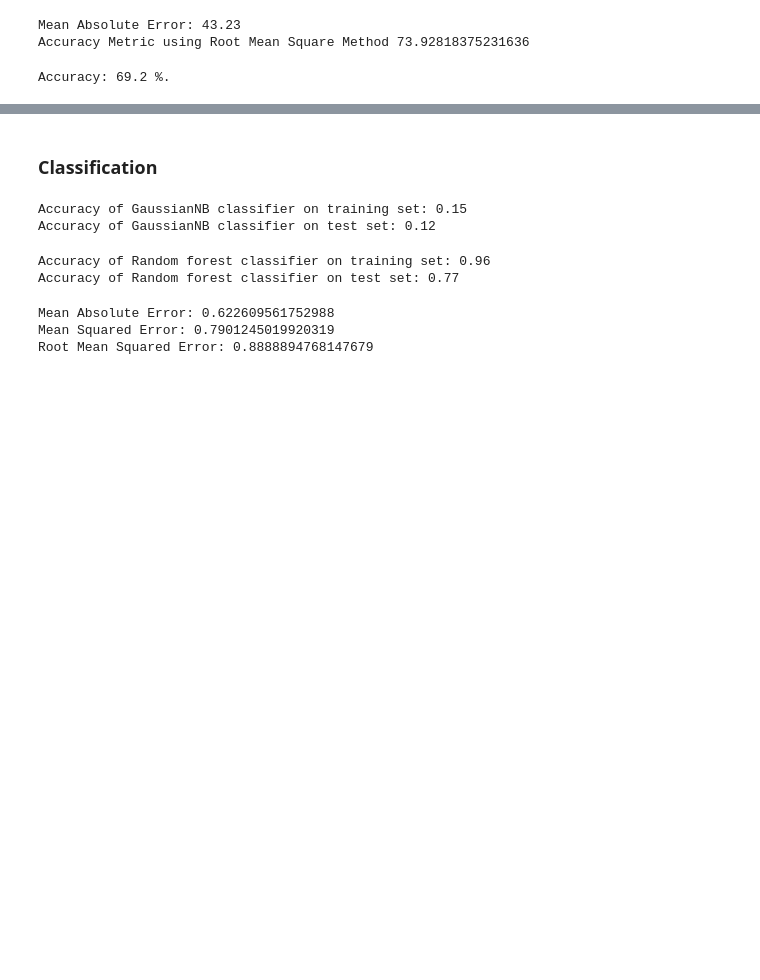
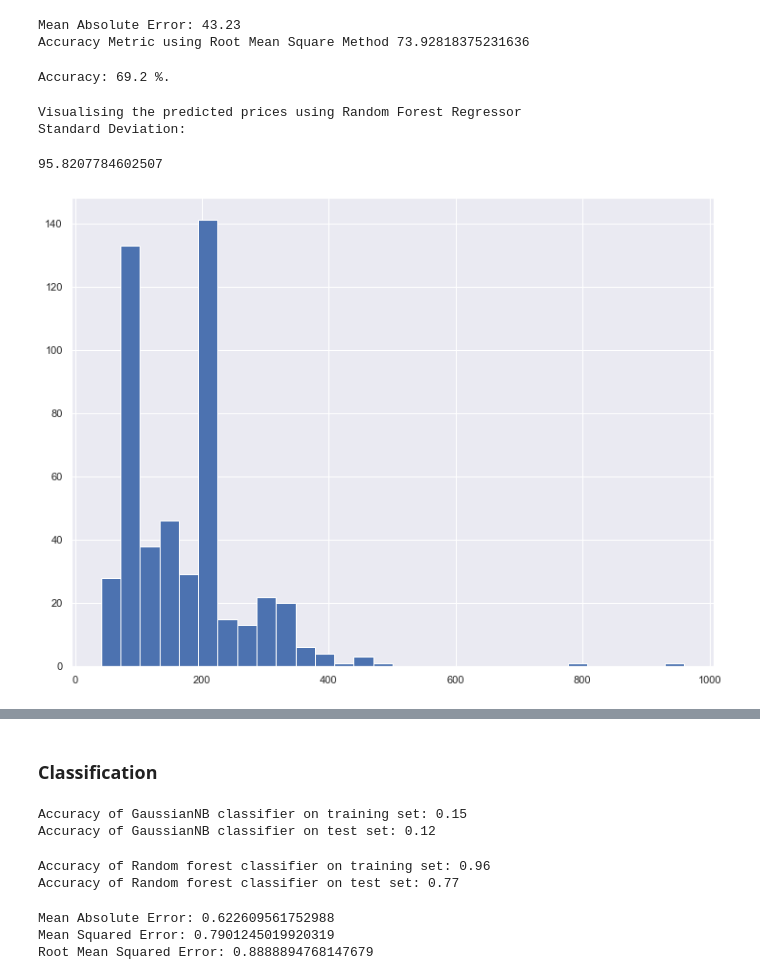
Before and after one commit to varad-desai/DataScience_Engineering_Tools_And_Methods, a Jupyter notebook: Data Science Project/BostonAirbnbDataScienceProject.ipynb, the cells around one changed output, grey strips where cells are left out. Saved outputs shown, nothing was run; the diff lists cells and outputs as text; code cells hidden in the pictures; blank space fills up the shorter version.

```diff
--- a/Data Science Project/BostonAirbnbDataScienceProject.ipynb
+++ b/Data Science Project/BostonAirbnbDataScienceProject.ipynb
@@ -234,5 +256,4 @@ RandomForestRegressor(bootstrap=True, criterion='mse', max_depth=6,
 # %%
 ## Here we see values predicted by cross validation the model
 
-predictions = rfr.predict(X_test)
-print(predictions)
+rfr_predictions = rfr.predict(X_test)
@@ -276,6 +279,16 @@ accuracy = 100 - np.mean(mape)
 print('Accuracy:', round(accuracy, 2), '%.')
 # %% [output]
 Accuracy: 69.2 %.
+# %%
+print("Visualising the predicted prices using Random Forest Regressor")
+print("Standard Deviation:")
+plt.hist(rfr_predictions, bins = 30)
+lin_predictions.std()
+# %% [output]
+Visualising the predicted prices using Random Forest Regressor
+Standard Deviation:
+95.8207784602507
+[figure, added]
 # %%
 # Import tools needed for visualization
 from sklearn.tree import export_graphviz
```
Also changed, not shown: parts of 14 cells of this notebook, 1 other file.
